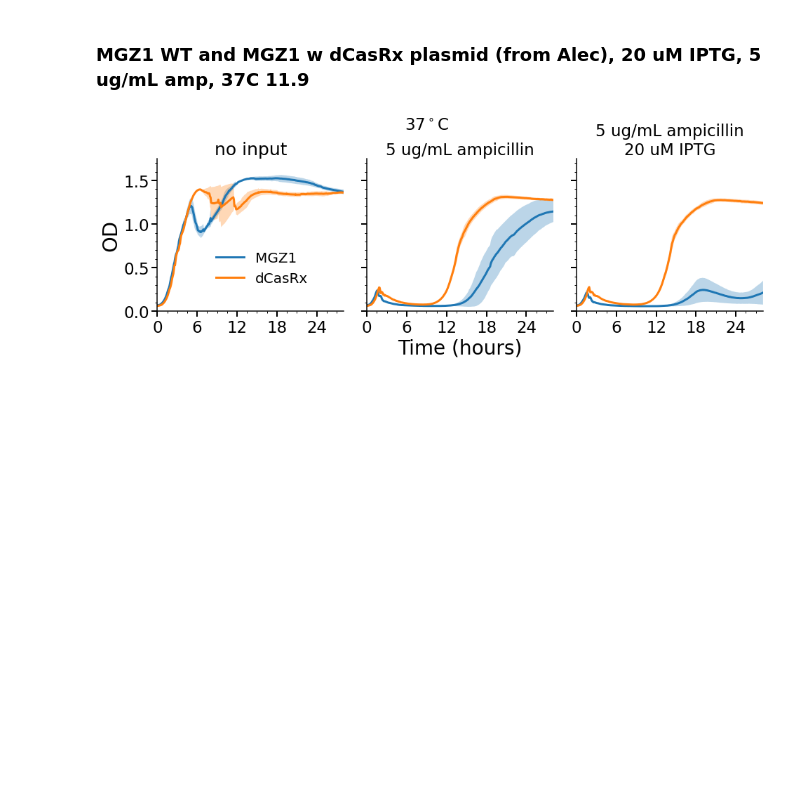
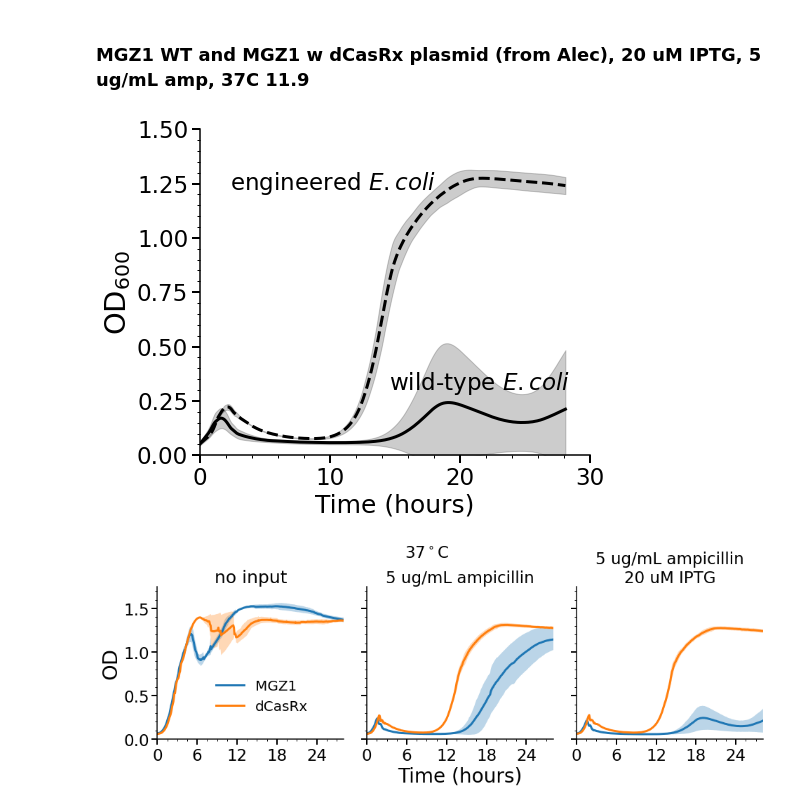
Before and after one commit to AqibHasnain/circuit-state, a Jupyter notebook: plate-reader-screens/plot_PR_data.ipynb, the cells around one changed output. Drawn from its saved outputs; the diff is of its cells as text; code cells hidden in the pictures; blank space fills up the shorter version.

```diff
--- a/plate-reader-screens/plot_PR_data.ipynb
+++ b/plate-reader-screens/plot_PR_data.ipynb
@@ -452,6 +455,31 @@ numRows = 8
 numCols = 12
 sampling_rate = 5 # minutes
 adata = read_pr_data_and_metadata(dataFile,metadataFile,metadatasubFile,nRows=numRows,nCols=numCols,sampling_rate=sampling_rate)
+# %%
+savefig = False
+
+plt.figure(figsize=(7,6))
+bdata = adata[adata.obs.condition.isin([4,5])].copy()
+labels = ['wild-type $\it{E. coli}$', 'engineered $\it{E. coli}$']
+linestyles = ['-','--']
+for ii, strain in enumerate(bdata.obs.strain.unique()):
+    cdata = bdata[bdata.obs.strain.isin([strain])].copy()
+    mean = savgol(np.mean(cdata.X,axis=0),15,1)
+#     mean = np.mean(cdata.obsm['fln'],axis=0)
+    std = savgol(np.std(cdata.X,axis=0),15,1)
+#     std = np.std(cdata.obsm['fln'],axis=0)
+    plt.plot(adata.uns['t'],mean,linestyles[ii],c='k')
+    plt.fill_between(adata.uns['t'],mean-2*std,mean+2*std,alpha=0.2,color='k')
+# plt.legend(frameon=False,fontsize=21,loc=(0.25,0.14))
+plt.text(2.3,1.22,labels[1])
+plt.text(14.5,0.3,labels[0])
+plt.xlabel('Time (hours)',fontsize=25); plt.ylabel(r'OD$_{600}$',fontsize=29)
+plt.ylim(-0.0,1.5)
+if savefig:
+    plt.savefig(figDir+'fig1/ADP1_gcs.pdf',bbox_inches='tight',transparent=True,dpi=300)
+plt.show()
+# %% [output]
+[figure, added]
 # %%
 # take mean of each (strain, compound, concentration) and plot
 savefig = False
```
Also changed, not shown: parts of 1 cell of this notebook, 2 other files.
